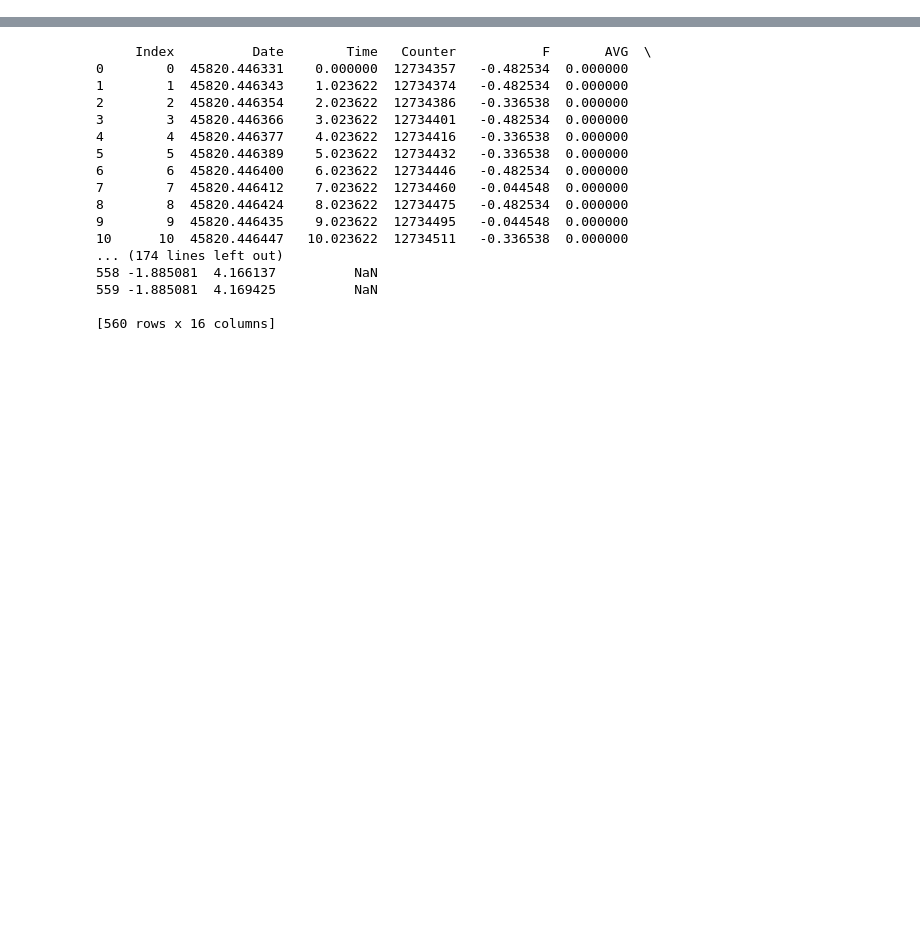
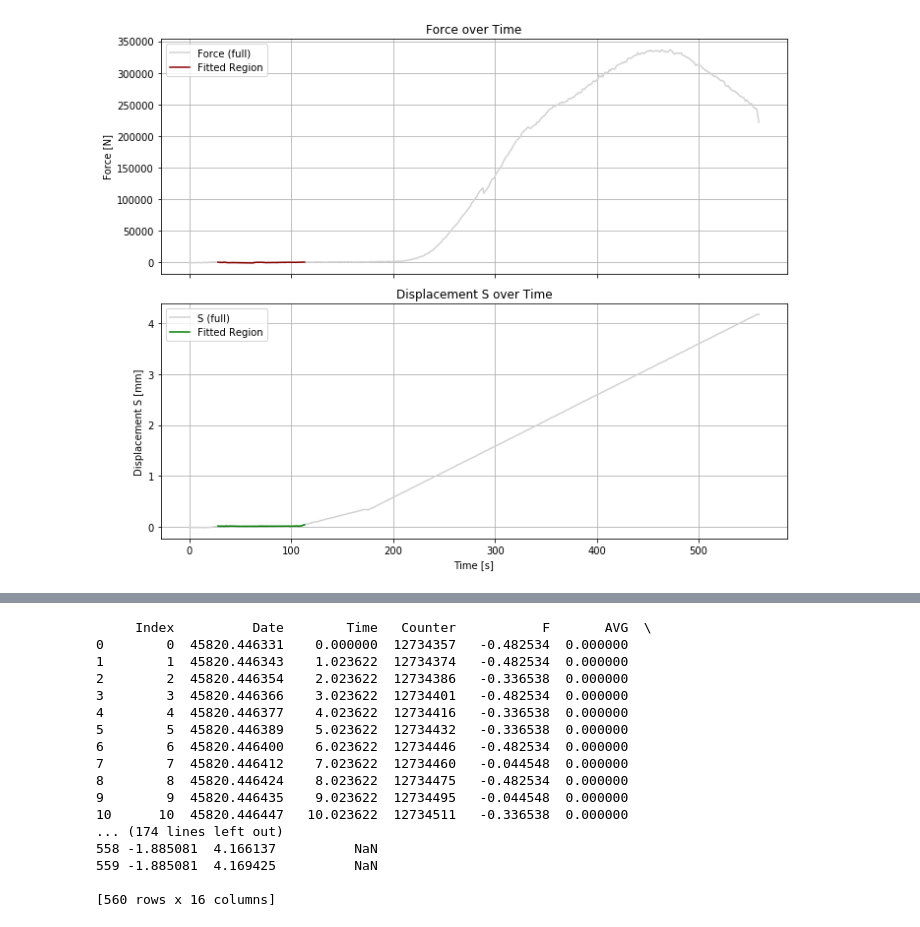
Before and after one commit to ThomasPennockTU/Thesis_Repository, a Jupyter notebook: workfolder/Material strength tests/material_strength_test.ipynb, the cells around one changed output, grey strips where cells are left out. Saved outputs shown, nothing was run; the diff lists cells and outputs as text; code cells hidden in the pictures; blank space fills up the shorter version.

Commit message:
forces

```diff
--- a/workfolder/Material strength tests/material_strength_test.ipynb
+++ b/workfolder/Material strength tests/material_strength_test.ipynb
@@ -11,3 +11,81 @@ plt.rcParams['axes.facecolor'] = 'white'
 # sim values
 # E = 30 000 000 000, 30 MPa
 # v = 0.18
+# %%
+# -*- coding: utf-8 -*-
+import pandas as pd
+import numpy as np
+import matplotlib.pyplot as plt
+from scipy.stats import linregress
+
+# Load the CSV
+file_path = "C1-1_20250612-001.csv"
+df = pd.read_csv(file_path, sep=';', header=0, skiprows=[0,2], engine='python')
+df.columns = df.columns.str.strip()
+
+# Convert relevant columns to numeric
+for col in ['Time', 'F', 'AVG', 'L1', 'S']:
+    if col in df.columns:
+        df[col] = pd.to_numeric(df[col], errors='coerce')
+
+# Drop NaN rows
+df = df.dropna(subset=['Time', 'F', 'AVG', 'L1', 'S'])
+
+# --- Geometry input ---
+width_mm = 100.66
+depth_mm = 100.63
+A = (width_mm * depth_mm) / 1e6  # m²
+L0 = 107.08 / 1000  # m
+
+# Reference undeformed state: L1 minimum
+i_ref = df['L1'].idxmin()
+
+# Displacement relative to undeformed point
+df['S_rel'] = (df['S'] - df.loc[i_ref, 'S']) / 1000  # m
+df['F_N'] = df['F'] * 1000  # N
+df['strain'] = df['S_rel'] / L0
+df['stress'] = df['F_N'] / A
+
+# Select linear elastic region for fitting
+linear_range = df[(df['strain'] >= 0.0002) & (df['strain'] <= 0.0005)].copy()
+
+# Linear regression for Young's modulus
+slope, intercept, r_value, p_value, std_err = linregress(
+    linear_range['strain'], linear_range['stress']
+)
+E = slope
+
+# --- New figure for Force and S ---
+fig, axs = plt.subplots(2, 1, figsize=(10, 8), sharex=True)
+
+# Plot Force vs Time
+axs[0].plot(df['Time'], df['F_N'], color='lightgray', label='Force (full)')
+axs[0].plot(linear_range['Time'], linear_range['F']*1000, color='darkred', label='Fitted Region')
+
+axs[0].set_ylabel('Force [N]')
+axs[0].set_title('Force over Time')
+axs[0].grid(True)
+axs[0].legend()
+
+# Plot S vs Time
+axs[1].plot(df['Time'], df['S'], color='lightgray', label='S (full)')
+axs[1].plot(linear_range['Time'], linear_range['S'], color='green', label='Fitted Region')
+
+axs[1].set_xlabel('Time [s]')
+axs[1].set_ylabel('Displacement S [mm]')
+axs[1].set_title('Displacement S over Time')
+axs[1].grid(True)
+axs[1].legend()
+
+plt.tight_layout()
+plt.savefig('force_s_vs_time.png', dpi=300)
+plt.show()
+
+# Print results
+stress_max = df['stress'].max()
+strain_max = df.loc[df['stress'].idxmax(), 'strain']
+print("Estimated Young's Modulus: {:.2e} Pa".format(E))
+print("R² of linear fit: {:.4f}".format(r_value**2))
+print("Maximum Stress: {:.2f} MPa".format(stress_max / 1e6))
+# %% [output]
+[figure, added]
```
Also changed, not shown: parts of 1 cell of this notebook, 4 other files.
